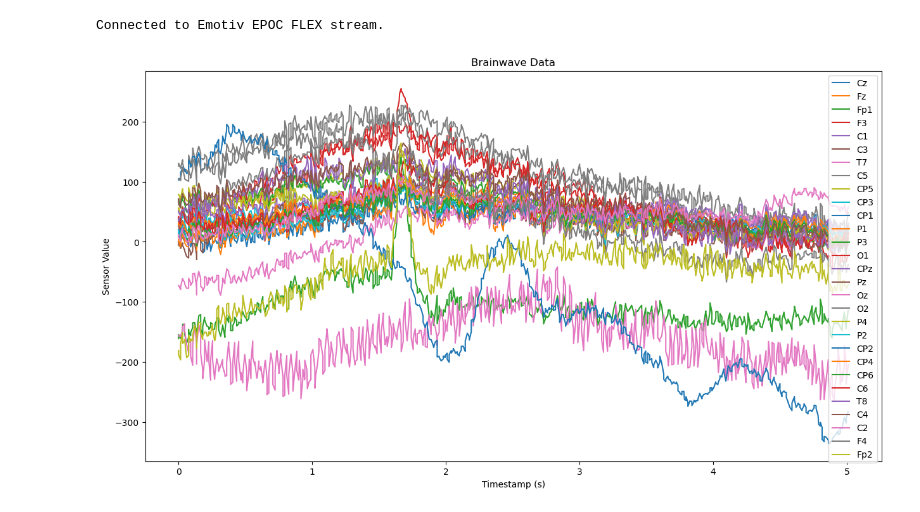
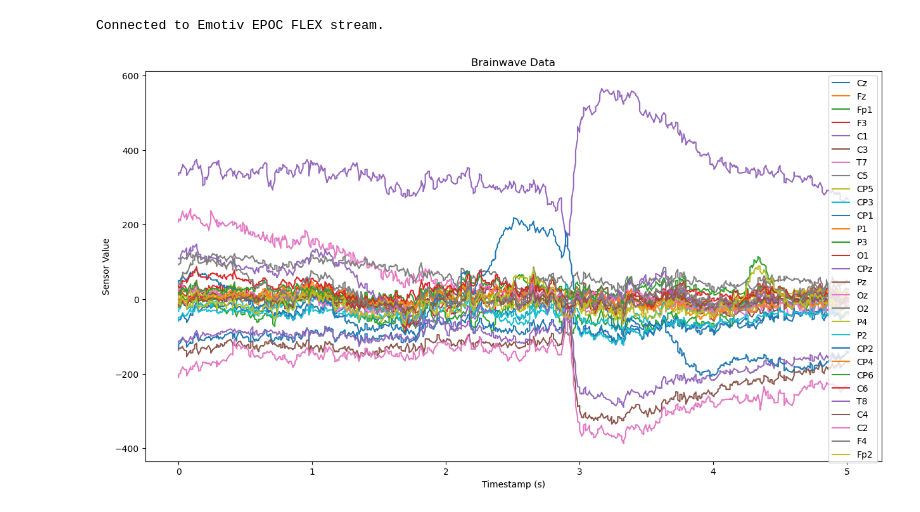
Before and after one commit to HayatoYokomizo/EEG_pain, a Jupyter notebook: PilotResearch/Collct_EEGFLEXdata_LSL.ipynb, the cells around one changed output. Drawn from its saved outputs; the diff is of its cells as text; code cells hidden in the pictures.

```diff
--- a/PilotResearch/Collct_EEGFLEXdata_LSL.ipynb
+++ b/PilotResearch/Collct_EEGFLEXdata_LSL.ipynb
@@ -99,13 +99,13 @@ collect_EEG(filename, duration)
 # %% [output]
 Connected to Emotiv EPOC FLEX stream.
 # %%
-filename = 'PilotResearch_U3.csv'
+filename = 'PilotResearch_U2_H.csv'
 
 # 選択したチャンネル名
 channels = ['Cz', 'Fz', 'Fp1', 'F3', 'C1', 'C3', 'T7', 'C5', 'CP5', 'CP3',
             'CP1', 'P1', 'P3', 'O1', 'CPz', 'Pz', 'Oz', 'O2', 'P4', 'P2',
             'CP2', 'CP4', 'CP6', 'C6', 'T8', 'C4', 'C2', 'F4', "Fp2"]
 data = load_data_from_csv(filename)
 plot_data(data, channels)
 # %% [output]
-[figure, old version]
+[figure, new version]
```
Also changed, not shown: parts of 1 cell of this notebook, 15 other files.
